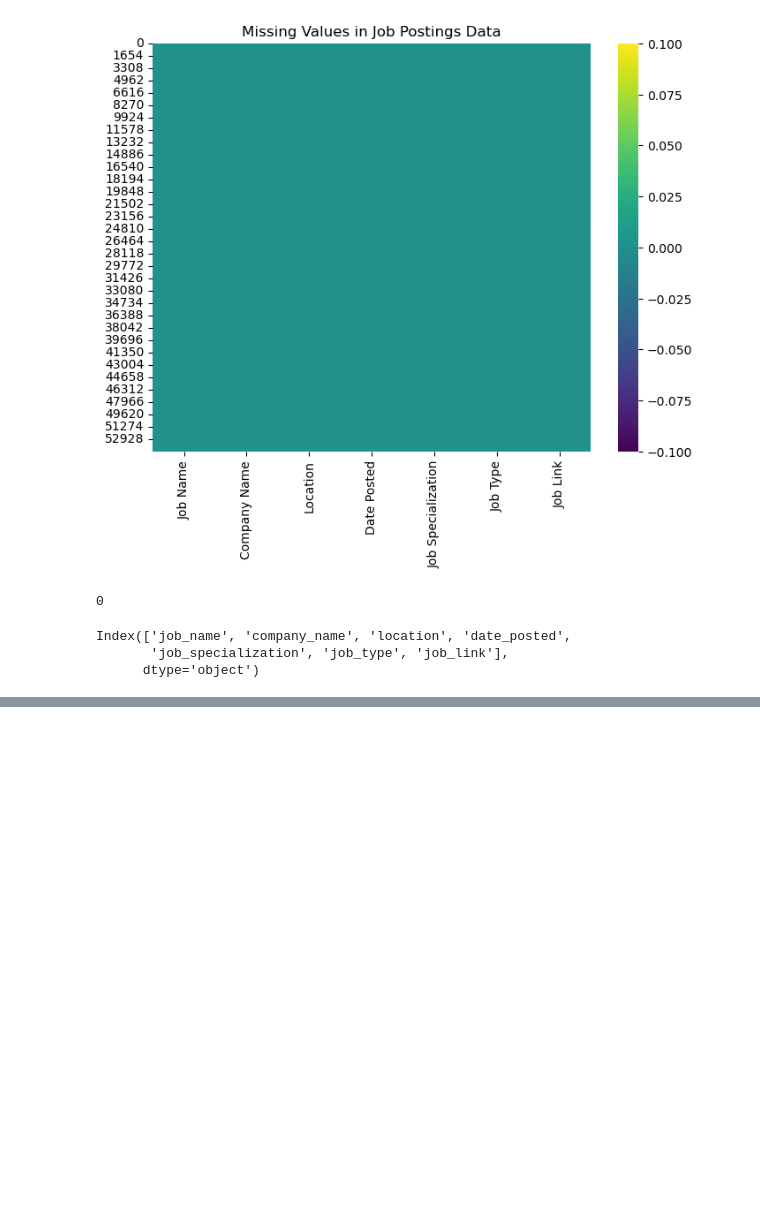
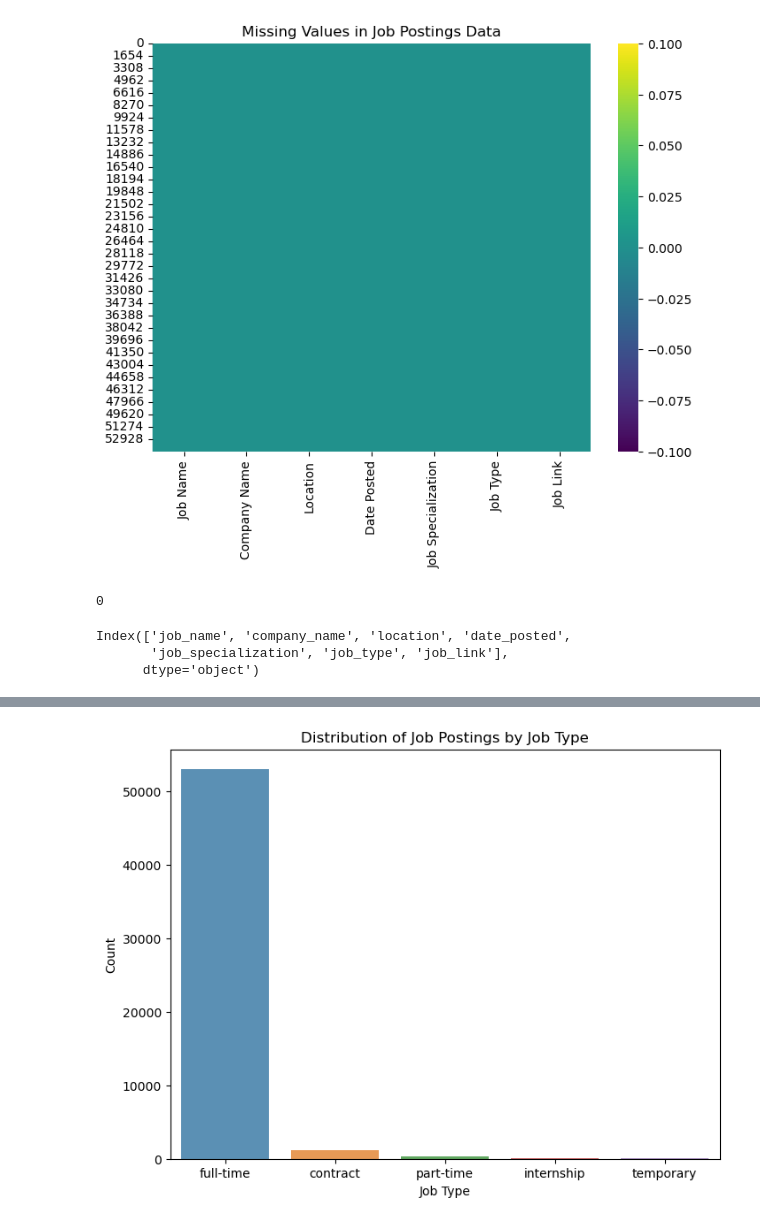
Before and after one commit to smpayawal/Exploring-Job-Market-Trends-and-Companies-in-Various-Locations, a Jupyter notebook: Job Markey Analysis.ipynb, the cells around one changed output, grey strips where cells are left out. Drawn from its saved outputs; the diff is of its cells as text; code cells hidden in the pictures; blank space fills up the shorter version.

```diff
--- a/Job Markey Analysis.ipynb
+++ b/Job Markey Analysis.ipynb
@@ -121,0 +155,11 @@ df = df.drop('job_link', axis=1)
+# %%
+## Bivariate Analysis
+job_type_counts = df['job_type'].value_counts()
+plt.figure(figsize=(8,6))
+sns.barplot(x=job_type_counts.index, y=job_type_counts.values, alpha=0.8)
+plt.title('Distribution of Job Postings by Job Type')
+plt.xlabel('Job Type')
+plt.ylabel('Count')
+plt.show()
+# %% [output]
+[figure, added]
```
Also changed, not shown: parts of 9 cells of this notebook.
